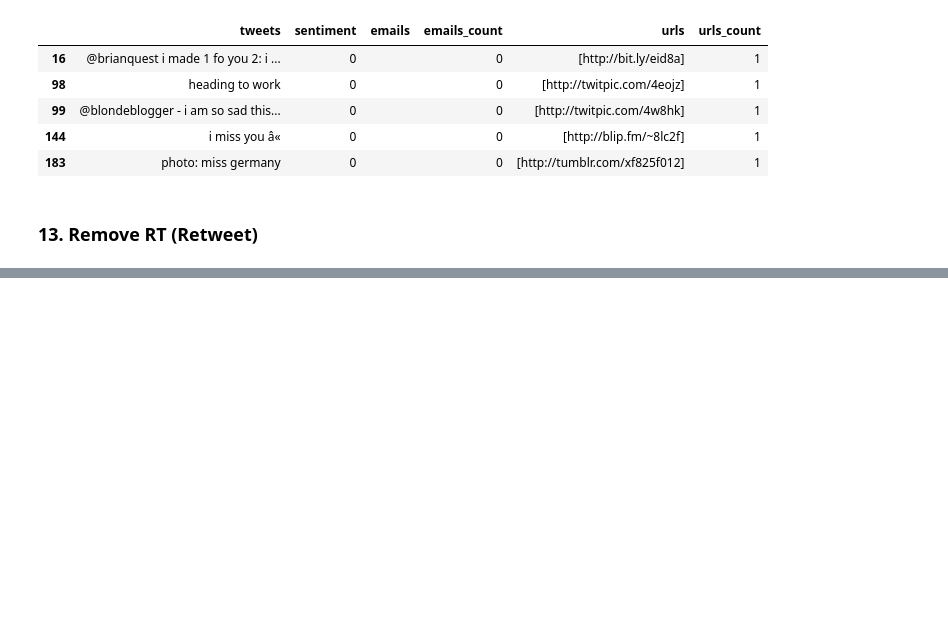
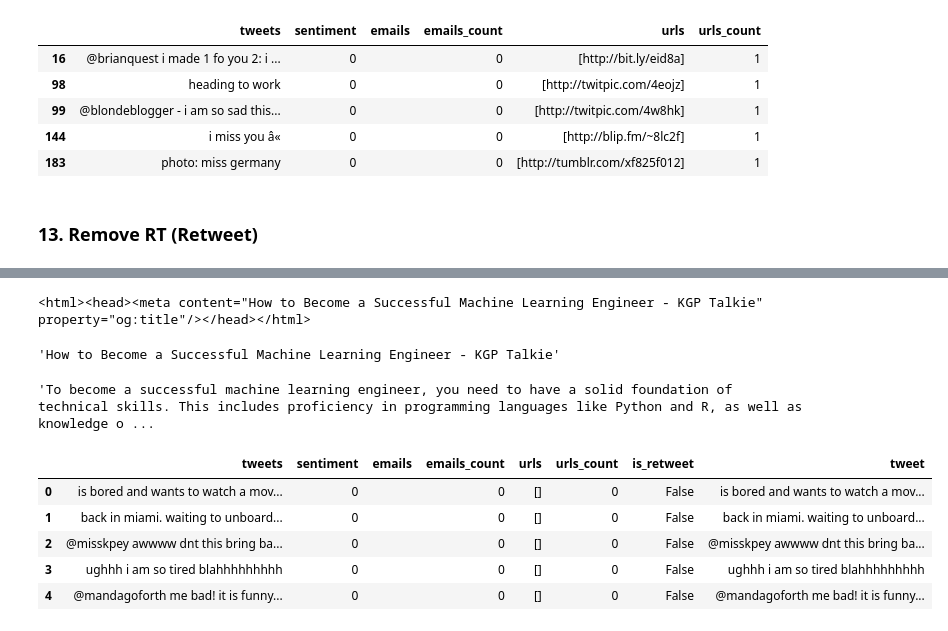
Before and after one commit to RutujaKumbhar17/Natural-Language-Processing-in-Python, a Jupyter notebook: 05-Complete Text Processing/02 Preprocessing and Cleaning.ipynb, the cells around one changed output, grey strips where cells are left out. Cells and saved outputs as stored; diff of their text form; code cells hidden in the pictures; blank space fills up the shorter version.

Commit message:
Remove the HTML tags

```diff
--- a/05-Complete Text Processing/02 Preprocessing and Cleaning.ipynb
+++ b/05-Complete Text Processing/02 Preprocessing and Cleaning.ipynb
@@ -201,0 +246,27 @@ df[df['urls_count']>0].head()
+# %%
+soup
+# %% [output]
+<html><head><meta content="How to Become a Successful Machine Learning Engineer - KGP Talkie" property="og:title"/></head></html>
+# %%
+soup.find('meta')['content']
+# %% [output]
+'How to Become a Successful Machine Learning Engineer - KGP Talkie'
+# %%
+x = '<p>To become a successful machine learning engineer, you need to have a solid foundation of technical skills. This includes proficiency in programming languages like Python and R, as well as knowledge of machine learning frameworks like TensorFlow and PyTorch. Additionally, you should be familiar with data analysis tools like SQL and Excel.</p>'
+
+soup = BeautifulSoup(x, 'lxml')
+# %%
+soup.get_text()
+# %% [output]
+'To become a successful machine learning engineer, you need to have a solid foundation of technical skills. This includes proficiency in programming languages like Python and R, as well as knowledge o ...
+# %%
+df['tweets'] = df['tweets'].apply(lambda x: BeautifulSoup('<p>'+x+'</p>', 'lxml').get_text())
+# %%
+df.head()
+# %% [output]
+|  | tweets | sentiment | emails | emails_count | urls | urls_count | is_retweet | tweet |
+| 0 | is bored and wants to watch a mov... | 0 |  | 0 | [] | 0 | False | is bored and wants to watch a mov... |
+| 1 | back in miami. waiting to unboard... | 0 |  | 0 | [] | 0 | False | back in miami. waiting to unboard... |
+| 2 | @misskpey awwww dnt this bring ba... | 0 |  | 0 | [] | 0 | False | @misskpey awwww dnt this bring ba... |
+| 3 | ughhh i am so tired blahhhhhhhhh | 0 |  | 0 | [] | 0 | False | ughhh i am so tired blahhhhhhhhh |
+| 4 | @mandagoforth me bad! it is funny... | 0 |  | 0 | [] | 0 | False | @mandagoforth me bad! it is funny... |
```
Also changed, not shown: parts of 12 cells of this notebook.
